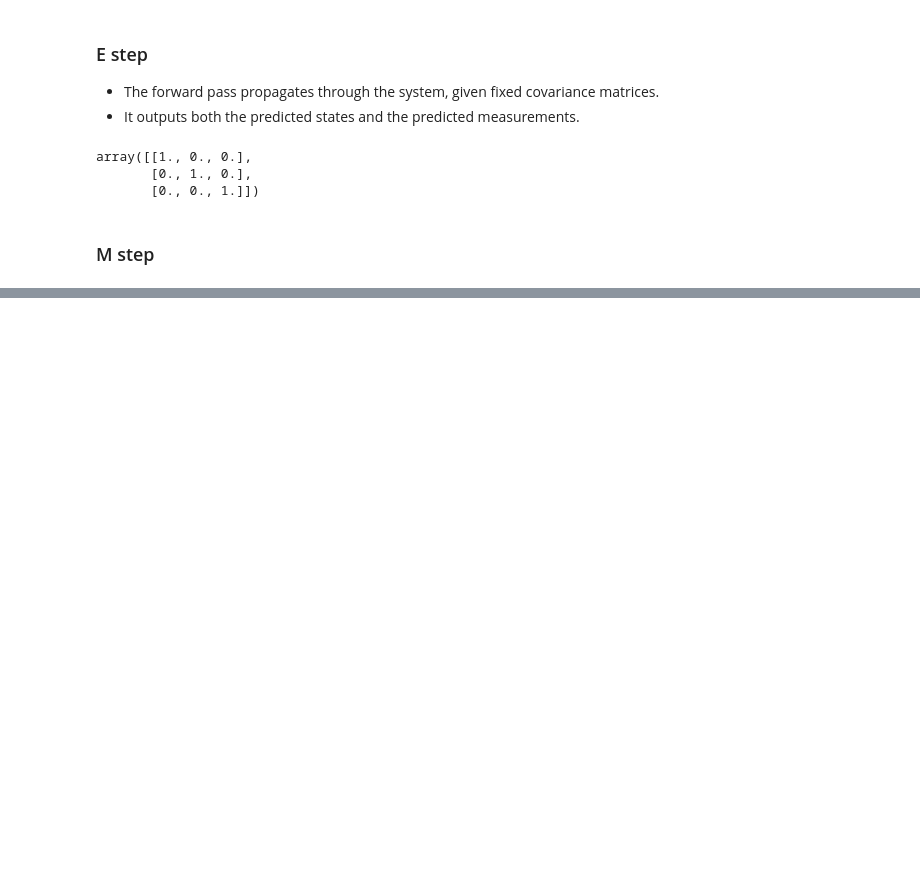
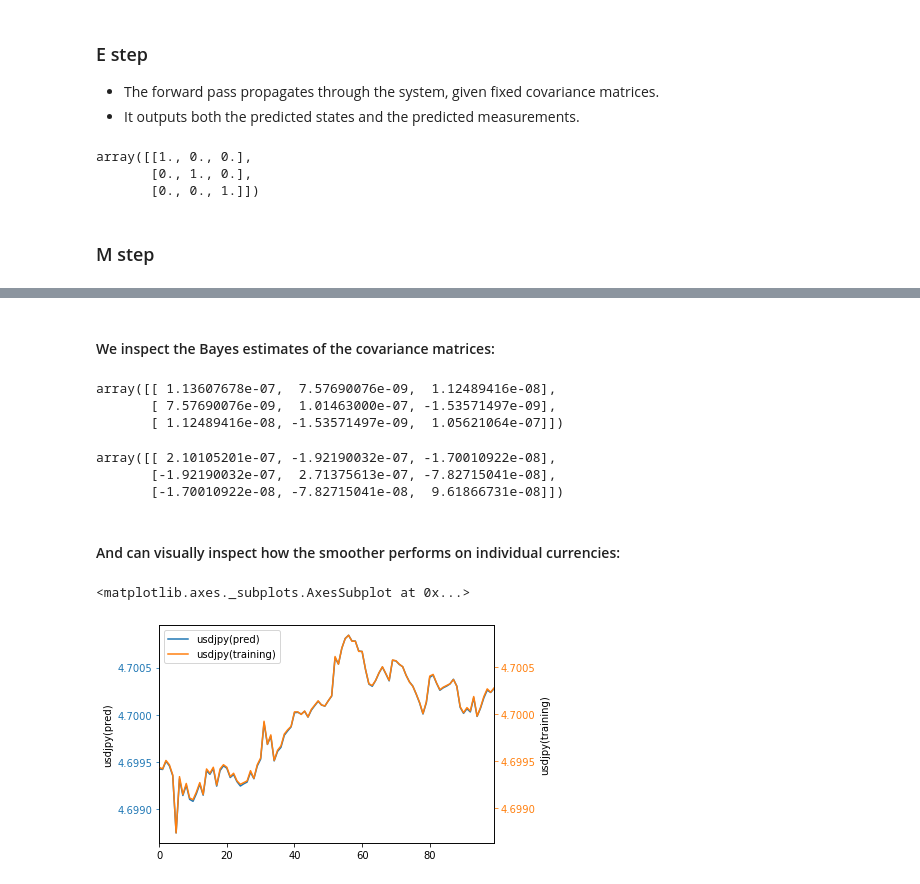
Before and after one commit to my2582/mlpp, a Jupyter notebook: KF_smoothing.ipynb, the cells around one changed output, grey strips where cells are left out. Drawn from its saved outputs; the diff is of its cells as text; code cells hidden in the pictures; blank space fills up the shorter version.

```diff
--- a/KF_smoothing.ipynb
+++ b/KF_smoothing.ipynb
@@ -313,0 +328,10 @@ plot_multi(predictions.loc[:, ['gbpjpy', 'gbpusd', 'usdjpy']])
+# %%
+check_smoother = kalman_smoother(data = training[:1000],
+                                 prior_state = np.array([2.7, -2.2, 2.5], dtype=np.float64),
+                                 emit_mat=emit_mat,
+                                 prior_meas_df=100,
+                                 prior_meas_scale=0.01**2*np.identity(emit_mat.shape[1], dtype=np.float64),
+                                 prior_proc_df=100,
+                                 prior_proc_scale=0.001**2*np.identity(emit_mat.shape[0], dtype=np.float64),
+                                 post_covar =0.01*np.identity(emit_mat.shape[0], dtype=np.float64)
+                                )
@@ -313,0 +356,24 @@ plot_multi(predictions.loc[:, ['gbpjpy', 'gbpusd', 'usdjpy']])
+# %% [markdown]
+#### We inspect the Bayes estimates of the covariance matrices:
+# %%
+check_smoother['post_meas_scale'] / (check_smoother['post_meas_df'] - emit_mat.shape[0])
+# %% [output]
+array([[ 1.13607678e-07,  7.57690076e-09,  1.12489416e-08],
+       [ 7.57690076e-09,  1.01463000e-07, -1.53571497e-09],
+       [ 1.12489416e-08, -1.53571497e-09,  1.05621064e-07]])
+# %%
+check_smoother['post_proc_scale'] / (check_smoother['post_proc_df'] - emit_mat.shape[1])
+# %% [output]
+array([[ 2.10105201e-07, -1.92190032e-07, -1.70010922e-08],
+       [-1.92190032e-07,  2.71375613e-07, -7.82715041e-08],
+       [-1.70010922e-08, -7.82715041e-08,  9.61866731e-08]])
+# %% [markdown]
+#### And can visually inspect how the smoother performs on individual currencies:
+# %%
+usdjpy_dict = {'usdjpy(pred)':check_smoother['predicted_measurements'][500:600][:,-2],
+               'usdjpy(training)':check_smoother['input_data'][500:600].loc[:,'usdjpy'].to_numpy()}
+# %%
+plot_multi(pd.DataFrame(usdjpy_dict))
+# %% [output]
+<matplotlib.axes._subplots.AxesSubplot at 0x...>
+[figure, added]
```
Also changed, not shown: parts of 30 cells of this notebook.
